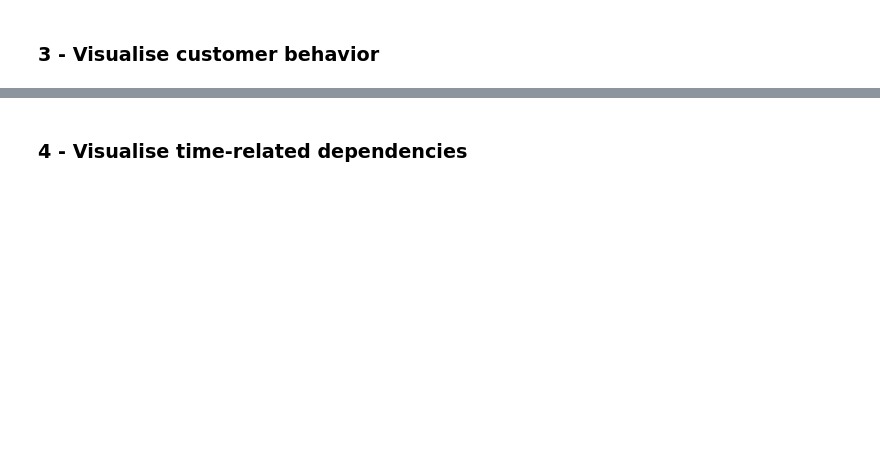
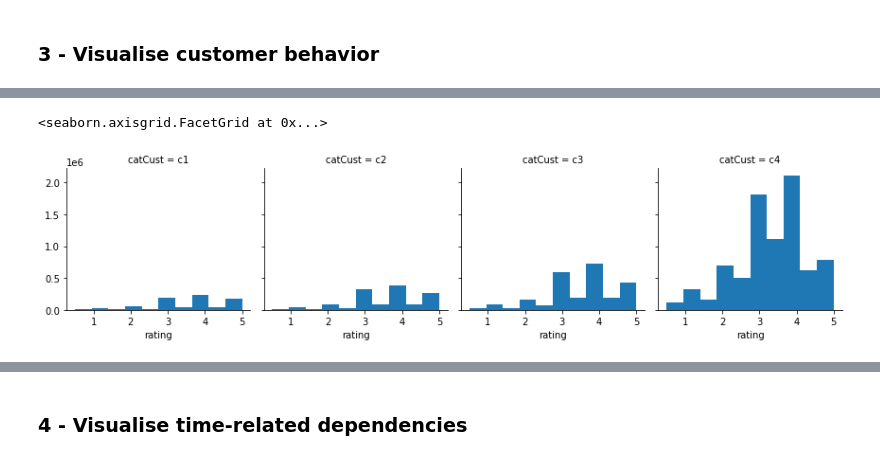
Before and after one commit to jl-datascientist/Customized.Product.Proposal.-.Recommender.System, a Jupyter notebook: 2-DataVisualisation.ipynb, the cells around one changed output, grey strips where cells are left out. Saved outputs shown, nothing was run; the diff lists cells and outputs as text; code cells hidden in the pictures; blank space fills up the shorter version.

```diff
--- a/2-DataVisualisation.ipynb
+++ b/2-DataVisualisation.ipynb
@@ -178,0 +191,6 @@ sns.catplot(x="catCust", y="rating", kind="box",data=viz_3v)
+# %%
+g = sns.FacetGrid(viz_3v, col="catCust")
+g.map(plt.hist, "rating")
+# %% [output]
+<seaborn.axisgrid.FacetGrid at 0x...>
+[figure, added]
```
Also changed, not shown: parts of 19 cells of this notebook.
